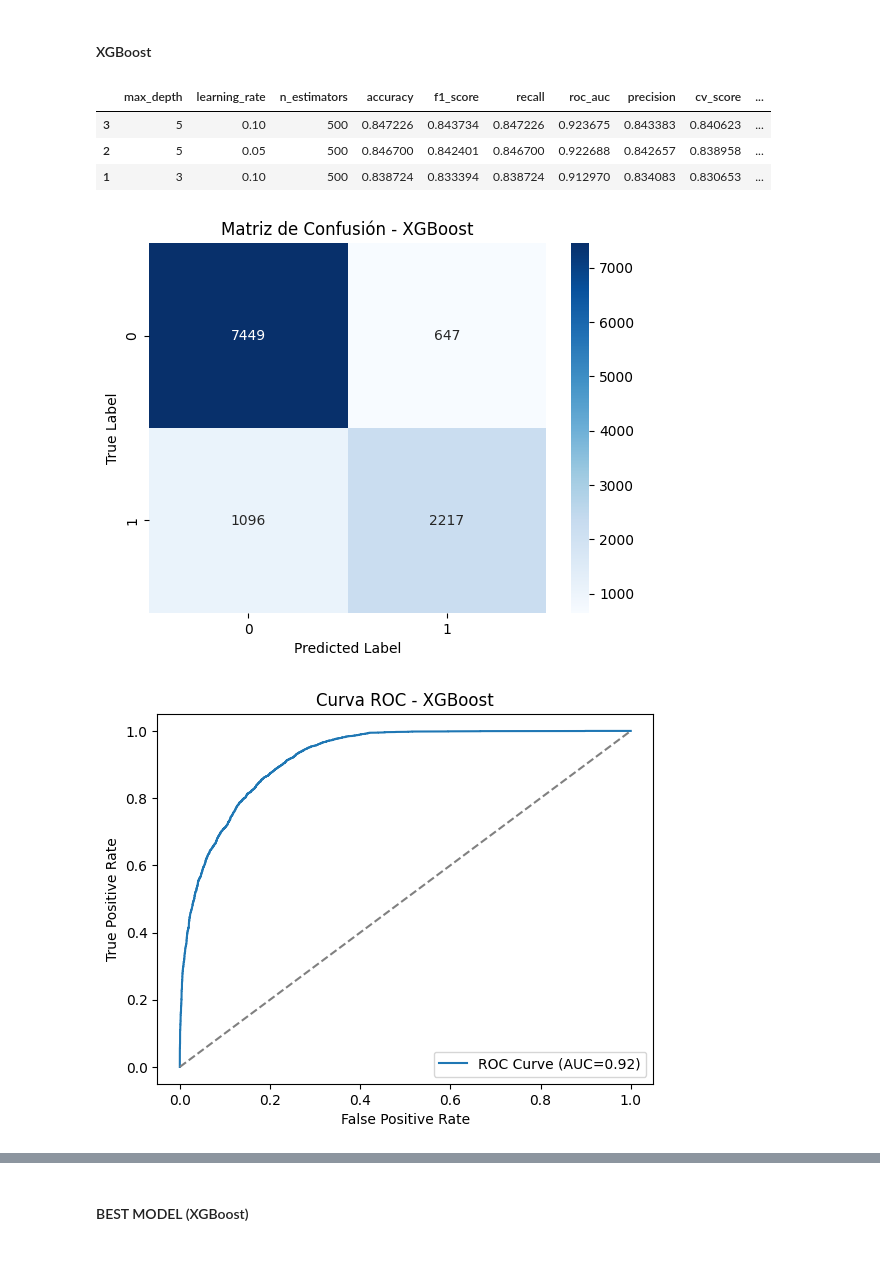
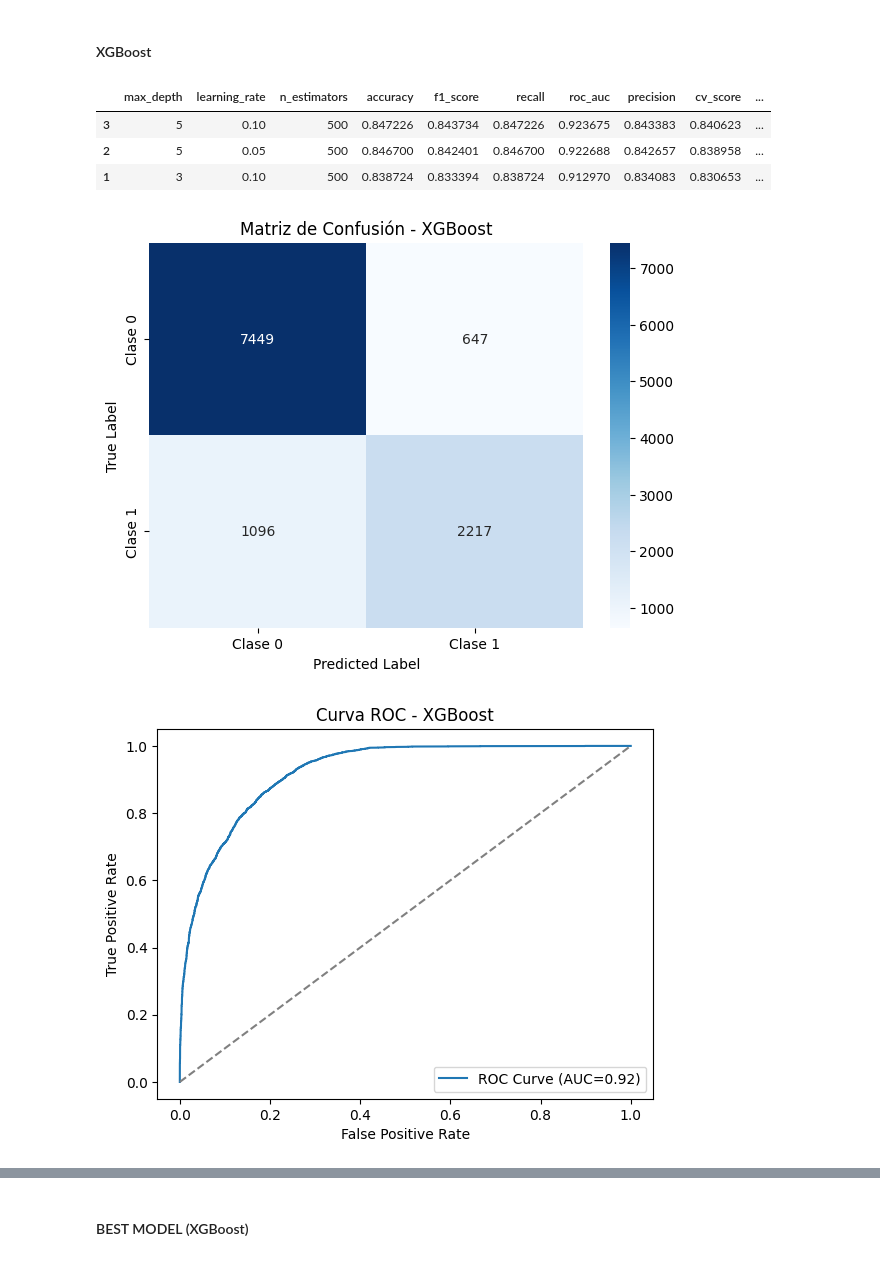
Before and after one commit to seerraa16/IA-LetsGo, a Jupyter notebook: analisis.ipynb, the cells around one changed output, grey strips where cells are left out. Saved outputs shown, nothing was run; the diff lists cells and outputs as text; code cells hidden in the pictures.

```diff
--- a/analisis.ipynb
+++ b/analisis.ipynb
@@ -1098,7 +1140,6 @@ X_train, X_test, y_train, y_test = train_test_split(
 )
 
 # Definir hiperparámetros a iterar
-
 param_grid = {
     'n_estimators': [500],
     'max_depth': [3, 5],
@@ -1107,9 +1148,6 @@ param_grid = {
     'colsample_bytree': [0.8],
     'lambda': [1]
 }
-
-
-
 
 # Almacenar resultados
 results = []
@@ -1140,8 +1178,10 @@ for params in product(*param_grid.values()):
     model.fit(X_train, y_train)
 
     # Predecir en el conjunto de prueba
-    y_pred = model.predict(X_test)
     y_pred_proba = model.predict_proba(X_test)[:, 1]
+
+    # Convertir las probabilidades a predicciones binarias
+    y_pred = (y_pred_proba >= 0.5).astype(int)
 
     # Calcular métricas
     accuracy = accuracy_score(y_test, y_pred)
@@ -1218,39 +1258,40 @@ y_pred = best_model.predict(X_test)
 y_pred_proba = best_model.predict_proba(X_test)[:, 1]
 
 # Matriz de Confusión
-plt.figure()
-sns.heatmap(confusion_matrix(y_test, y_pred), annot=True, fmt='d', cmap='Blues')
+plt.figure(figsize=(7, 5))
+cm = confusion_matrix(y_test, y_pred)
+sns.heatmap(cm, annot=True, fmt='d', cmap='Blues', xticklabels=["Clase 0", "Clase 1"], yticklabels=["Clase 0", "Clase 1"])
 plt.xlabel('Predicted Label')
 plt.ylabel('True Label')
 plt.title(f'Matriz de Confusión - XGBoost')
 plt.show()
 
 # Curva ROC
 fpr, tpr, _ = roc_curve(y_test, y_pred_proba)
 plt.figure()
 plt.plot(fpr, tpr, label=f"ROC Curve (AUC={roc_auc:.2f})")
 plt.plot([0, 1], [0, 1], linestyle='--', color='gray')
 plt.xlabel('False Positive Rate')
 plt.ylabel('True Positive Rate')
 plt.title('Curva ROC - XGBoost')
 plt.legend()
 plt.show()
 
 # Curva Precision-Recall
 precision, recall, _ = precision_recall_curve(y_test, y_pred_proba)
 plt.figure()
 plt.plot(recall, precision, label='Precision-Recall Curve')
 plt.xlabel('Recall')
 plt.ylabel('Precision')
 plt.title('Curva Precision-Recall - XGBoost')
 plt.legend()
 plt.show()
 # %% [output]
 |  | max_depth | learning_rate | n_estimators | accuracy | f1_score | recall | roc_auc | precision | cv_score | ... |
 | 3 | 5 | 0.10 | 500 | 0.847226 | 0.843734 | 0.847226 | 0.923675 | 0.843383 | 0.840623 | ... |
 | 2 | 5 | 0.05 | 500 | 0.846700 | 0.842401 | 0.846700 | 0.922688 | 0.842657 | 0.838958 | ... |
 | 1 | 3 | 0.10 | 500 | 0.838724 | 0.833394 | 0.838724 | 0.912970 | 0.834083 | 0.830653 | ... |
-[figure, old version]
+[figure, new version]
 [figure]
 [figure]
 # %% [markdown]
```
Also changed, not shown: parts of 1 cell of this notebook.
